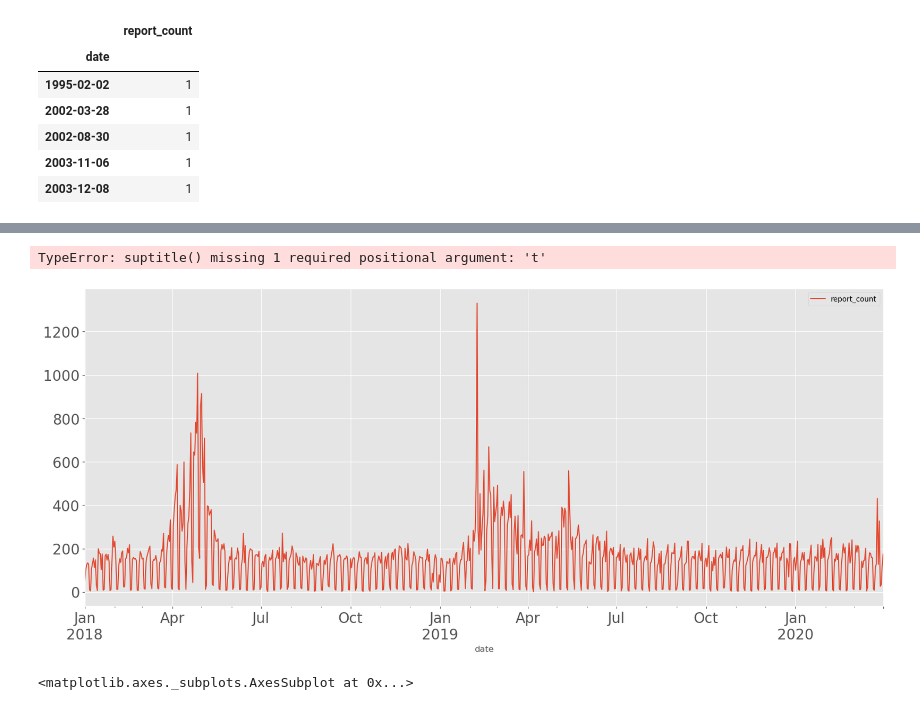
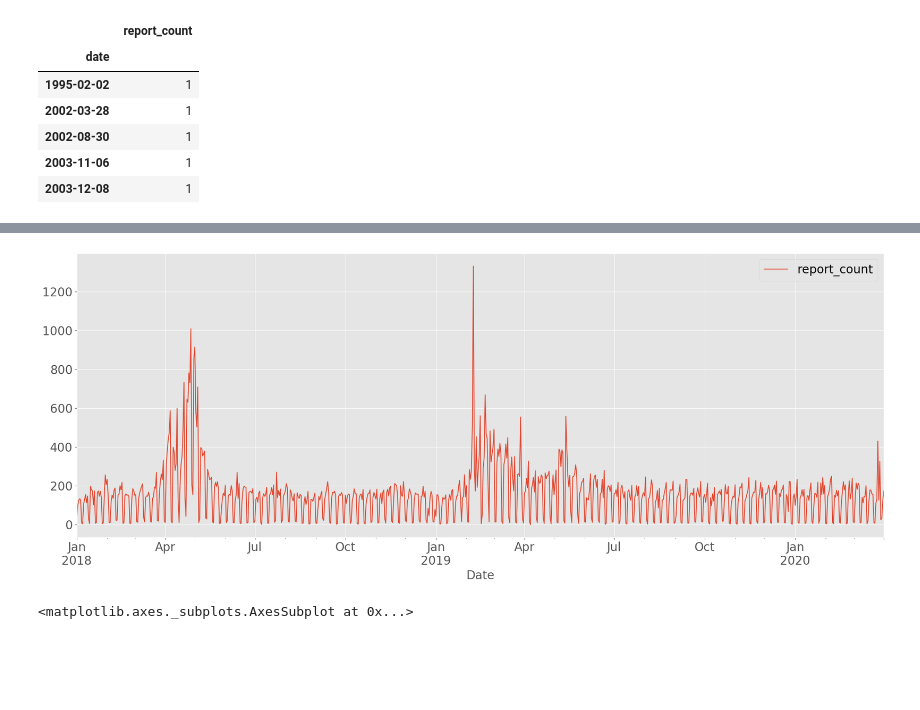
Before and after one commit to oryoruk/fda_adverse_events, a Jupyter notebook: (2020-05-07)_FDA_Adverse_Events.ipynb, the cells around one changed output, grey strips where cells are left out. Saved outputs shown, nothing was run; the diff lists cells and outputs as text; code cells hidden in the pictures; blank space fills up the shorter version.

```diff
--- a/(2020-05-07)_FDA_Adverse_Events.ipynb
+++ b/(2020-05-07)_FDA_Adverse_Events.ipynb
@@ -1205,15 +1242,14 @@ for i in range(2002,2020,2):
 # %%
 #%%capture
 azn_report_counts_by_date.loc['2018':].plot(figsize=(20, 8))
 plt.xticks(size=20)
 plt.yticks(size=20)
-plt.suptitle(fontsize = 20)
+plt.xlabel('Date',size=20)
 plt.legend(fontsize=20)
 plt.tight_layout()
 plt.savefig('./figures/azn_report_counts_from_2018_to_2020.png')
 # %% [output]
-TypeError: suptitle() missing 1 required positional argument: 't'
-[figure, old version]
+[figure, new version]
 # %%
 azn_report_counts_by_date.loc['2019-01-01':'2019-04-01'].plot(figsize=(20, 8))
 # %% [output]
```
Also changed, not shown: parts of 12 cells of this notebook, 3 other files.
